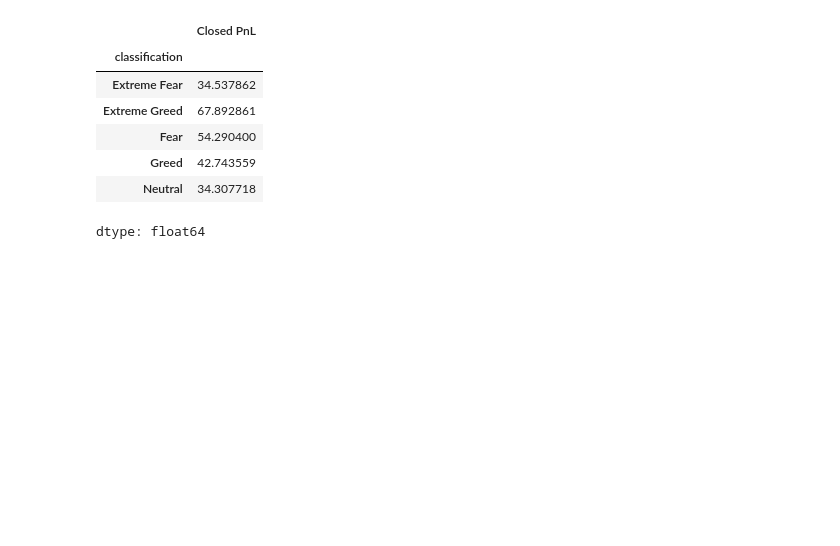
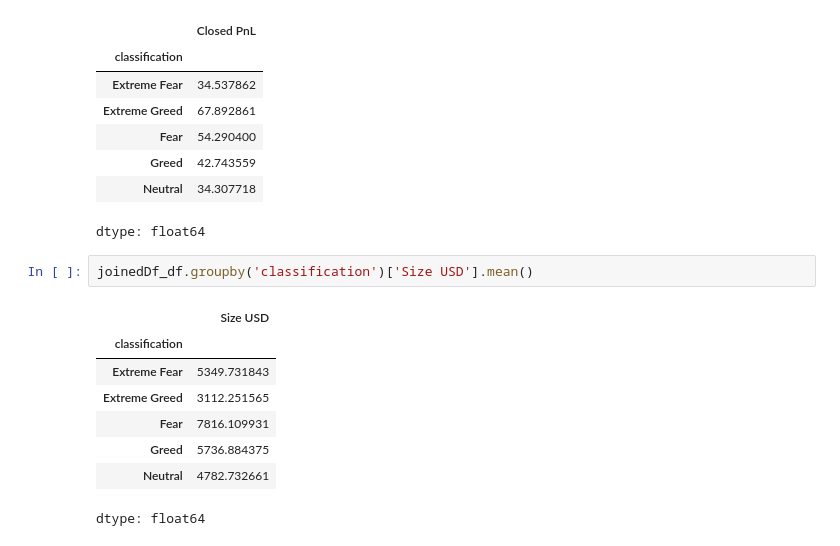
Before and after one commit to AqsaNabi/trader-sentiment-analysis, a Jupyter notebook: Sentiment_Analysis.ipynb, the cells around one changed output. Cells and saved outputs as stored; diff of their text form; blank space fills up the shorter version.

```diff
--- a/Sentiment_Analysis.ipynb
+++ b/Sentiment_Analysis.ipynb
@@ -80,3 +82,14 @@ joinedDf_df.groupby('classification')['Closed PnL'].mean()
 | Greed | 42.743559 |
 | Neutral | 34.307718 |
 dtype: float64
+# %%
+joinedDf_df.groupby('classification')['Size USD'].mean()
+# %% [output]
+|  | Size USD |
+| classification |  |
+| Extreme Fear | 5349.731843 |
+| Extreme Greed | 3112.251565 |
+| Fear | 7816.109931 |
+| Greed | 5736.884375 |
+| Neutral | 4782.732661 |
+dtype: float64
```
Also changed, not shown: parts of 3 cells of this notebook.
